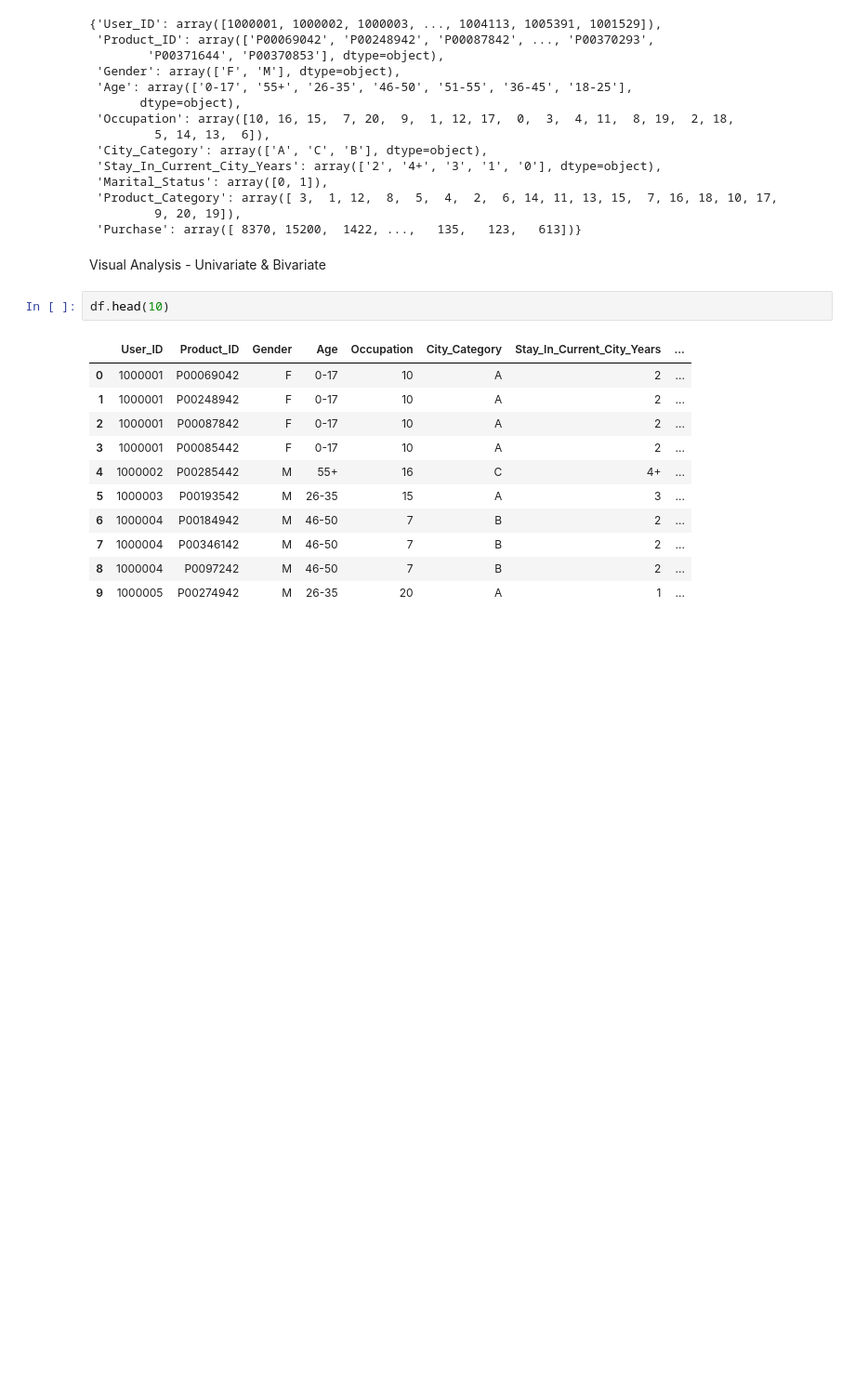
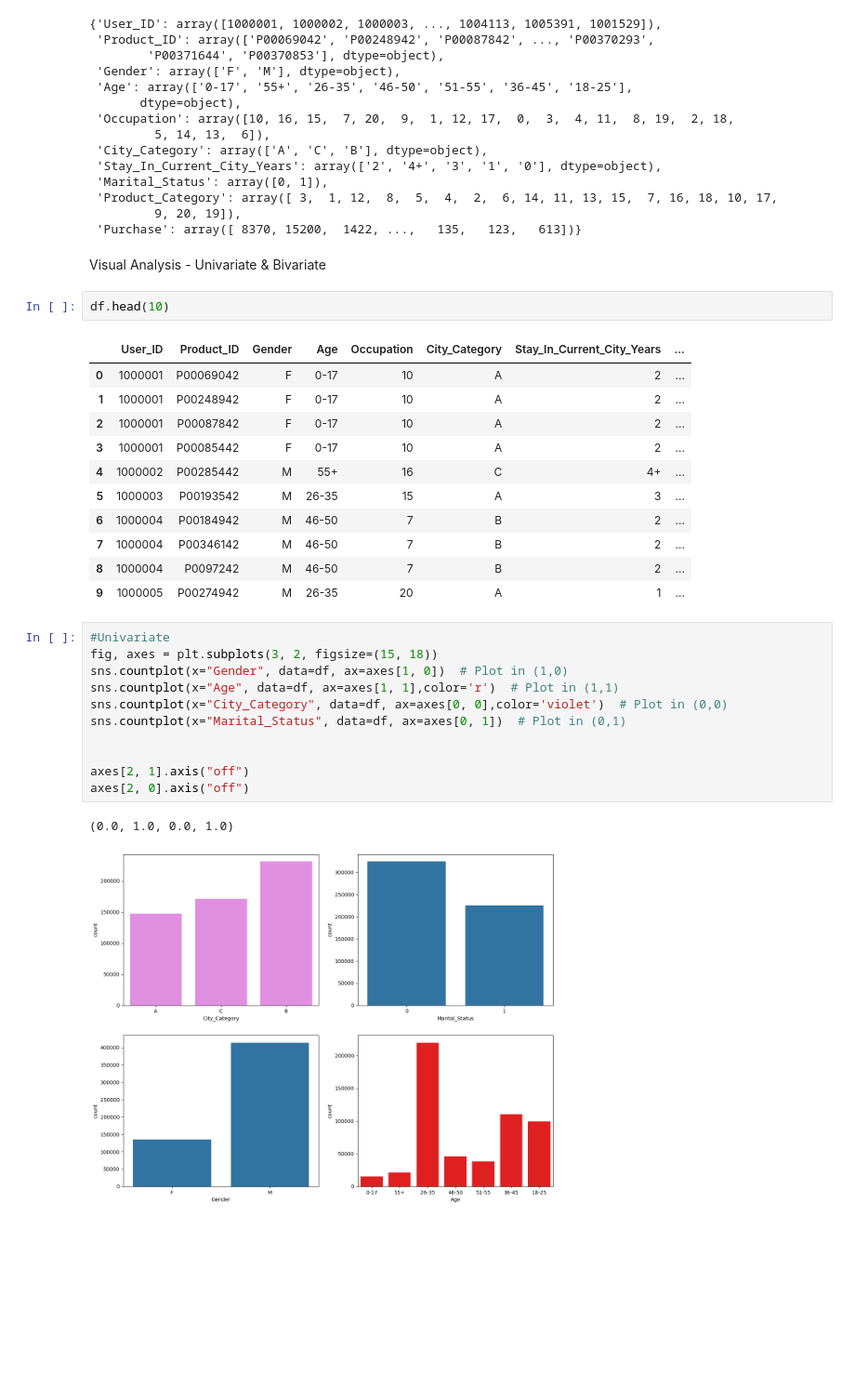
Before and after one commit to Akshay-Patel07/Data-Analysis, a Jupyter notebook: WALMART_CASE_STUDY.ipynb, the cells around one changed output. Shown at 93% size. Saved outputs shown, nothing was run; the diff lists cells and outputs as text; blank space fills up the shorter version.

```diff
--- a/WALMART_CASE_STUDY.ipynb
+++ b/WALMART_CASE_STUDY.ipynb
@@ -230,3 +230,17 @@ df.head(10)
 | 7 | 1000004 | P00346142 | M | 46-50 | 7 | B | 2 | ... |
 | 8 | 1000004 | P0097242 | M | 46-50 | 7 | B | 2 | ... |
 | 9 | 1000005 | P00274942 | M | 26-35 | 20 | A | 1 | ... |
+# %%
+#Univariate
+fig, axes = plt.subplots(3, 2, figsize=(15, 18))
+sns.countplot(x="Gender", data=df, ax=axes[1, 0])  # Plot in (1,0)
+sns.countplot(x="Age", data=df, ax=axes[1, 1],color='r')  # Plot in (1,1)
+sns.countplot(x="City_Category", data=df, ax=axes[0, 0],color='violet')  # Plot in (0,0)
+sns.countplot(x="Marital_Status", data=df, ax=axes[0, 1])  # Plot in (0,1)
+
+
+axes[2, 1].axis("off")
+axes[2, 0].axis("off")
+# %% [output]
+(0.0, 1.0, 0.0, 1.0)
+[figure, added]
```
Also changed, not shown: parts of 83 cells of this notebook.
